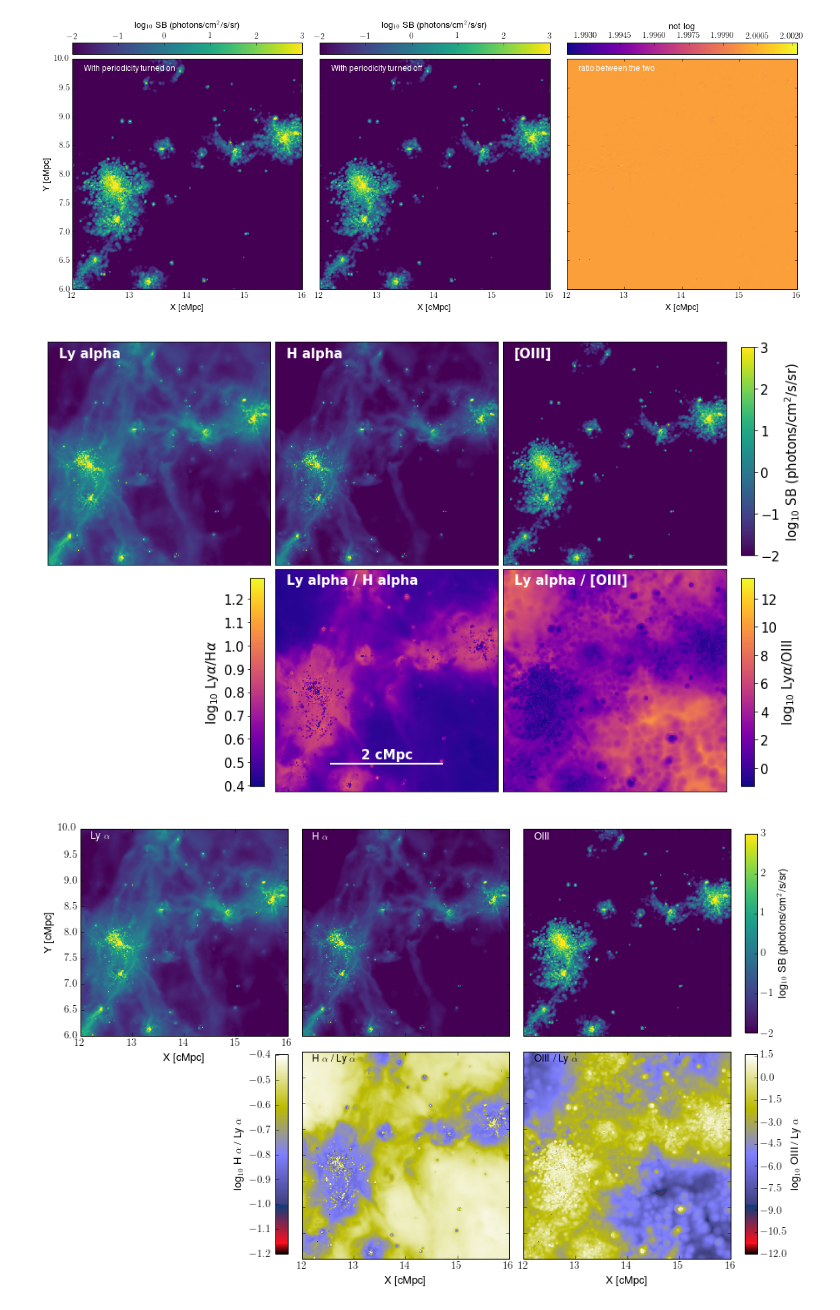
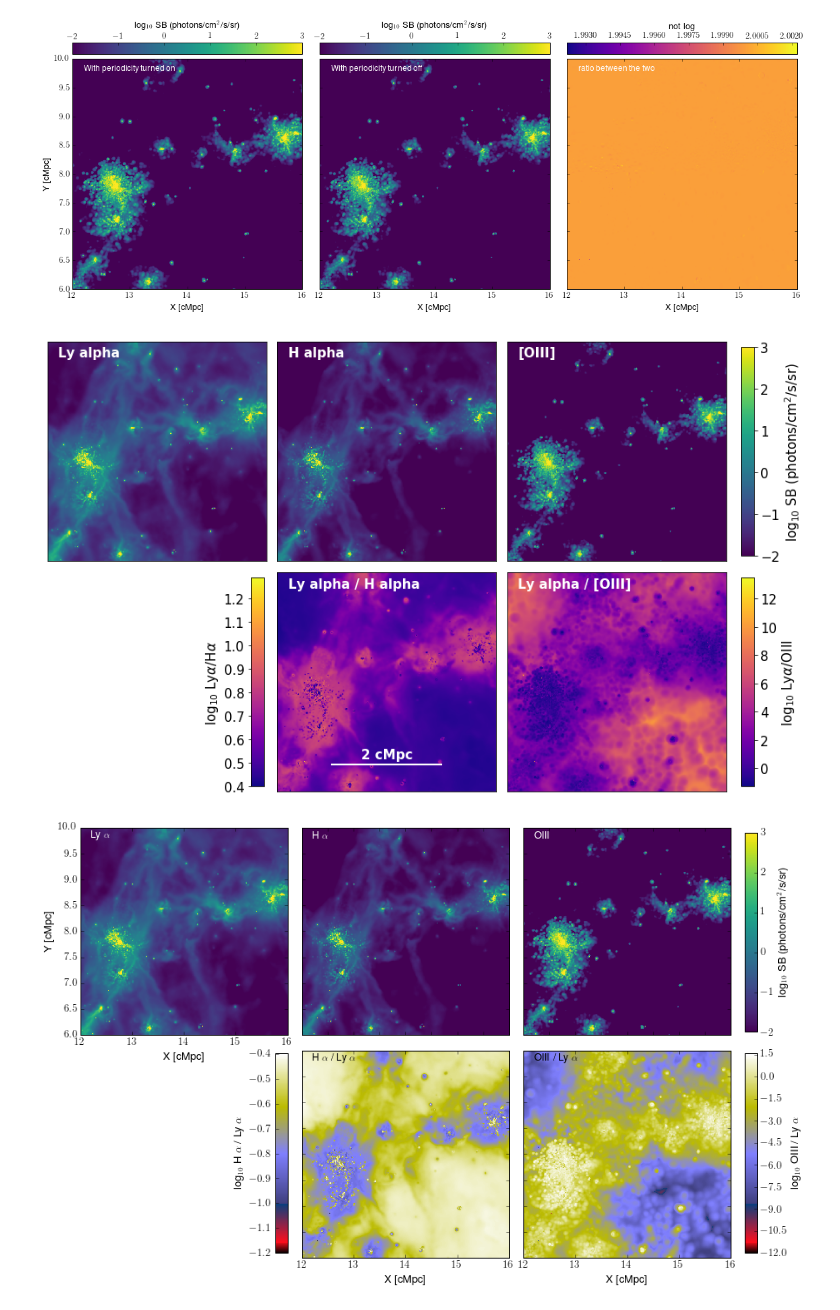
Before and after one commit to lokhorst/HalphaScripts, a Jupyter notebook: EagleSimScripts/EAGLE_Lyalpha_Halpha_O3.ipynb, the cells around one changed output. Cells and saved outputs as stored; diff of their text form; code cells hidden in the pictures.

```diff
--- a/EagleSimScripts/EAGLE_Lyalpha_Halpha_O3.ipynb
+++ b/EagleSimScripts/EAGLE_Lyalpha_Halpha_O3.ipynb
@@ -589,35 +589,35 @@ ax6.set_yticklabels([])
 ax6.set_ylabel('')
 
 for ax in [ax1,ax5,ax6]:
     ax.set_xticks([12,13,14,15,16])
    # ax.set_xticks([0,1,2,3,4])
 
 noaxislabels = True
 axisind=''
 if noaxislabels:
     for ax in [ax1,ax2,ax3,ax4,ax5,ax6]:
         ax.set_yticklabels([])
         ax.set_ylabel('')
         ax.set_xticklabels([])
         ax.set_xlabel('')
         ax.set_xticks([])
         ax.set_yticks([])
 
     ax5.plot([13,15],[6.5,6.5],color='white',linewidth=2)
     ax5.text(14,6.6,'2 cMpc', horizontalalignment='center',color='white',fontsize=15,fontweight='bold')
 
     axisind = '_noaxeslabels'
 
 
-fig.subplots_adjust( wspace=0.02, hspace=0.02, bottom=0.1, right=0.9, top=0.9)
+fig.subplots_adjust( wspace=0.05, hspace=0.05, bottom=0.1, right=0.9, top=0.9)
 
 ax4.remove()
 
 #plt.tight_layout()
 
 plt.savefig('EAGLE_LyalphaHalphaOIII_ratios%s.png'%axisind)
 # %% [output]
-[figure, old version]
+[figure, new version]
 # %%
 fig,((ax1,ax2,ax3),(ax4,ax5,ax6)) = plt.subplots(2,3,figsize=(14,9))
 
```
Also changed, not shown: 2 other files.
